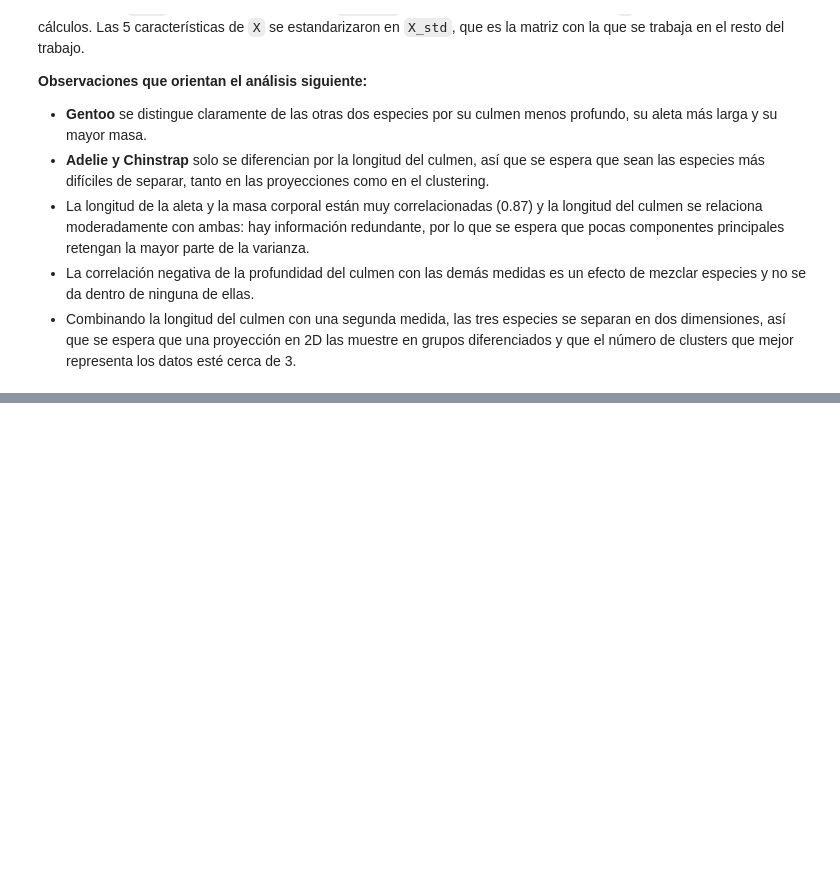
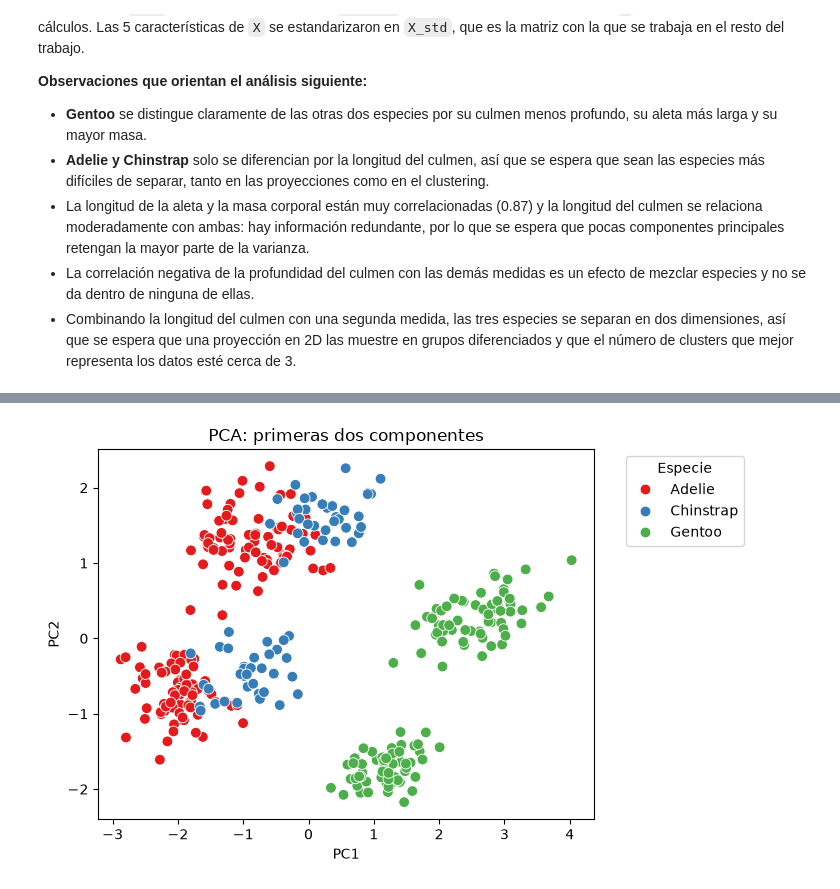
Before and after one commit to frankoespa/tuia-mineria-de-datos, a Jupyter notebook: tp1/tp1_mineria_renna_esparza.ipynb, the cells around one changed output, grey strips where cells are left out. Saved outputs shown, nothing was run; the diff lists cells and outputs as text; code cells hidden in the pictures; blank space fills up the shorter version.

```diff
--- a/tp1/tp1_mineria_renna_esparza.ipynb
+++ b/tp1/tp1_mineria_renna_esparza.ipynb
@@ -524,0 +661,17 @@ Ahora los rangos son comparables: todas las medidas quedan aproximadamente entre
+# %%
+# Visualizamos en scatterplot las primeras dos componentes
+sns.scatterplot(
+    x=X_pca['PC1'],
+    y=X_pca['PC2'],
+    hue=y,
+    palette='Set1',
+    s=60
+)
+
+plt.xlabel('PC1')
+plt.ylabel('PC2')
+plt.title('PCA: primeras dos componentes')
+plt.legend(title='Especie', bbox_to_anchor=(1.05, 1), loc='upper left')
+plt.show()
+# %% [output]
+[figure, added]
```
Also changed, not shown: parts of 24 cells of this notebook, 2 other files.
